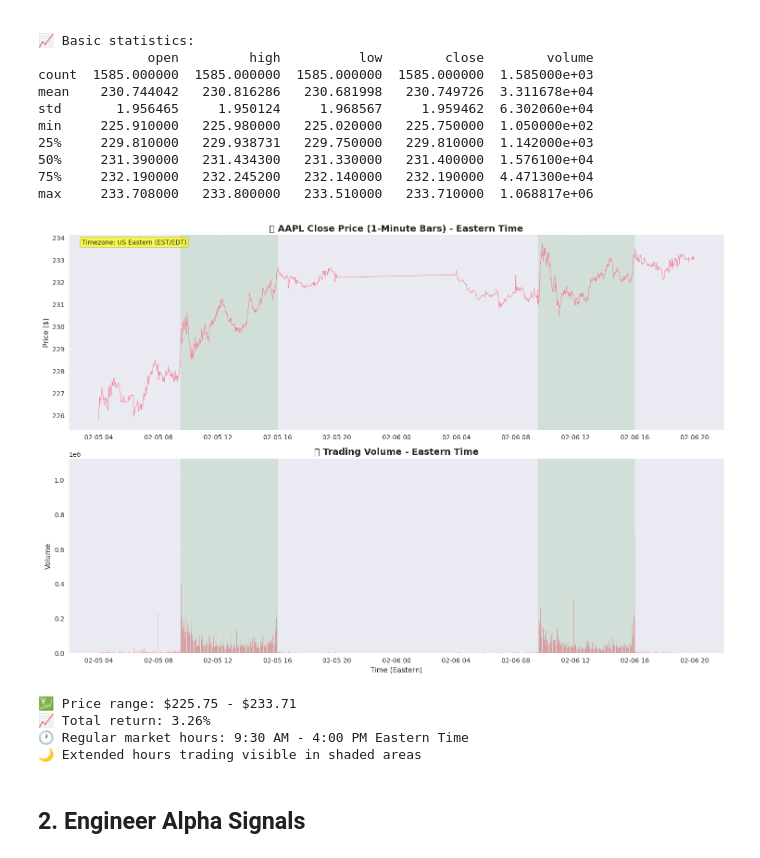
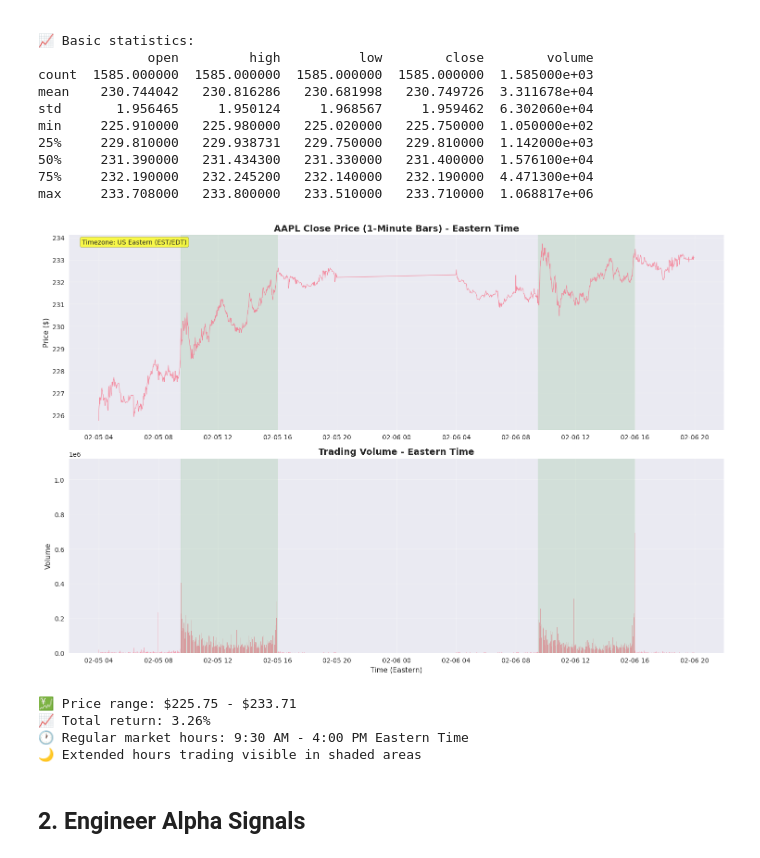
Before and after one commit to mathieudelehaye/orderbook-alpha-signals, a Jupyter notebook: scripts/01_signal_backtest.ipynb, the cells around one changed output. Cells and saved outputs as stored; diff of their text form; code cells hidden in the pictures.

```diff
--- a/scripts/01_signal_backtest.ipynb
+++ b/scripts/01_signal_backtest.ipynb
@@ -136,7 +85,7 @@ fig, axes = plt.subplots(2, 1, figsize=(15, 10))
 
 # Price chart
 axes[0].plot(df.index, df['close'], linewidth=0.8, alpha=0.8)
-axes[0].set_title('📈 AAPL Close Price (1-Minute Bars) - Eastern Time', fontsize=14, fontweight='bold')
+axes[0].set_title('AAPL Close Price (1-Minute Bars) - Eastern Time', fontsize=14, fontweight='bold')
 axes[0].set_ylabel('Price ($)')
 axes[0].grid(True, alpha=0.3)
 
@@ -146,35 +95,35 @@ for date in pd.date_range(df.index.min().date(), df.index.max().date(), freq='D'
     market_close = pd.Timestamp(date).tz_localize('US/Eastern').replace(hour=16, minute=0)
     if market_open <= df.index.max() and market_close >= df.index.min():
         axes[0].axvspan(market_open, market_close, alpha=0.1, color='green', label='Market Hours' if date == pd.date_range(df.index.min().date(), df.index.max().date(), freq='D')[0] else "")
 
 # Volume chart
 axes[1].bar(df.index, df['volume'], width=pd.Timedelta(minutes=0.8), alpha=0.6)
-axes[1].set_title('📊 Trading Volume - Eastern Time', fontsize=14, fontweight='bold')
+axes[1].set_title('Trading Volume - Eastern Time', fontsize=14, fontweight='bold')
 axes[1].set_ylabel('Volume')
 axes[1].set_xlabel('Time (Eastern)')
 axes[1].grid(True, alpha=0.3)
 
 # Add market hours shading to volume chart too
 for date in pd.date_range(df.index.min().date(), df.index.max().date(), freq='D'):
     market_open = pd.Timestamp(date).tz_localize('US/Eastern').replace(hour=9, minute=30)
     market_close = pd.Timestamp(date).tz_localize('US/Eastern').replace(hour=16, minute=0)
     if market_open <= df.index.max() and market_close >= df.index.min():
         axes[1].axvspan(market_open, market_close, alpha=0.1, color='green')
 
 # Add timezone info to the plot
 axes[0].text(0.02, 0.98, 'Timezone: US Eastern (EST/EDT)', transform=axes[0].transAxes,
              bbox=dict(boxstyle="round,pad=0.3", facecolor="yellow", alpha=0.7),
              verticalalignment='top', fontsize=10)
 
 plt.tight_layout()
 plt.show()
 
 print(f"💹 Price range: ${df['close'].min():.2f} - ${df['close'].max():.2f}")
 print(f"📈 Total return: {(df['close'].iloc[-1] / df['close'].iloc[0] - 1) * 100:.2f}%")
 print("🕐 Regular market hours: 9:30 AM - 4:00 PM Eastern Time")
 print("🌙 Extended hours trading visible in shaded areas")
 # %% [output]
-[figure, old version]
+[figure, new version]
 💹 Price range: $225.75 - $233.71
 📈 Total return: 3.26%
 🕐 Regular market hours: 9:30 AM - 4:00 PM Eastern Time
```
Also changed, not shown: parts of 11 cells of this notebook, 2 other files.
